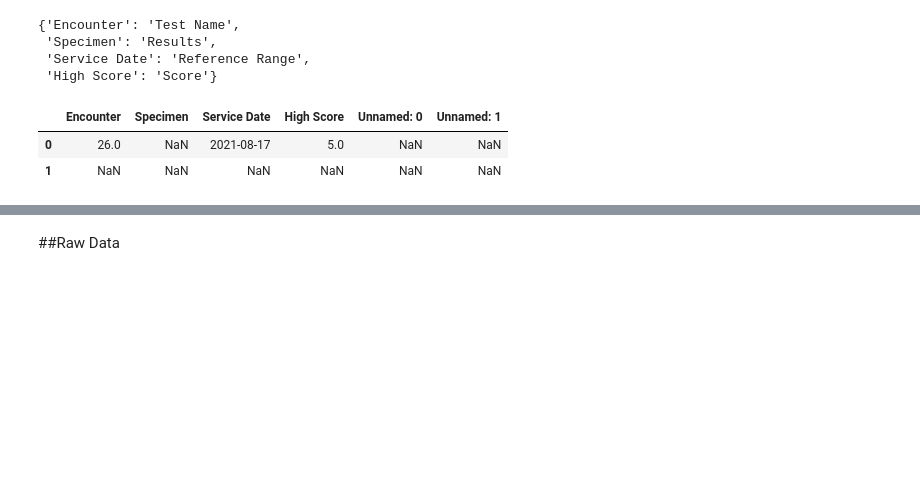
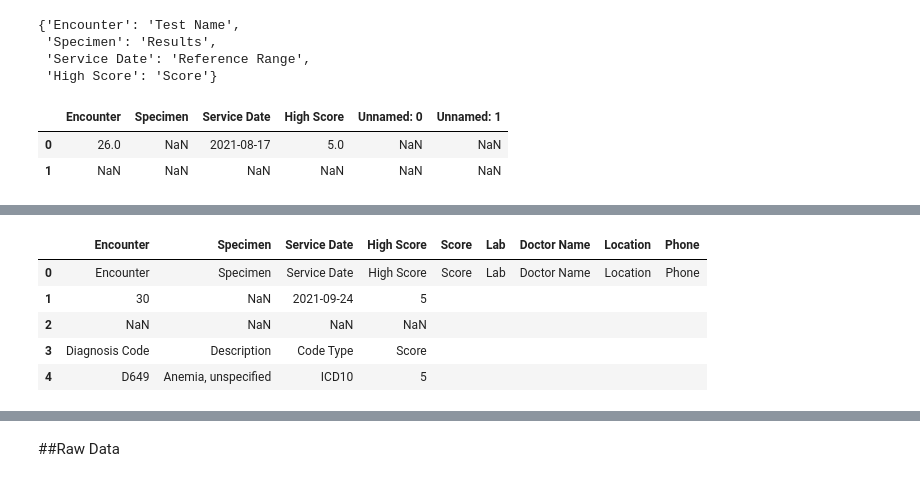
Before and after one commit to rahiakela/data-science-research-and-practice, a Jupyter notebook: data-extraction-works/01-tabulapy.ipynb, the cells around one changed output, grey strips where cells are left out. Cells and saved outputs as stored; diff of their text form; code cells hidden in the pictures; blank space fills up the shorter version.

```diff
--- a/data-extraction-works/01-tabulapy.ipynb
+++ b/data-extraction-works/01-tabulapy.ipynb
@@ -95,3 +125,34 @@ def update_df_columns(df):
+# %%
+def add_column_header(df, previous_column):
+  col_list = ["Encounter", "Specimen", "Service Date", "High Score", "Score", "Lab", "Doctor Name", "Location", "Phone"]
+
+  curr_rename_dict = {}
+  curr_new_dict = {}
+
+  curr_columns_values = list(df.columns)
+
+  if previous_column == "Encounter":
+    curr_columns_values.insert(1, "")
+
+  for idx, col_name in enumerate(curr_columns_values):
+    print(idx)
+    if idx == 1:
+      curr_rename_dict["Specimen"] = ""
+    else:
+      curr_rename_dict[col_name] = col_list[idx]
+
+  for idx, col_name in enumerate(curr_columns_values):
+    curr_new_dict[col_list[idx]] = col_name
+
+  if previous_column == "Encounter":
+    # renaming the columns
+    df.rename(columns=curr_rename_dict, inplace = True)
+
+  # adding a new row
+  new_row_df = pd.DataFrame(curr_new_dict, index =[0])
+  # Concatenate new_row with df
+  updated_df = pd.concat([new_row_df, df[:]]).reset_index(drop = True)
+  return updated_df
 # %%
 # drop unwanted columns
 data_df = drop_unwanted_columns(dfs[13])
@@ -177,6 +238,7 @@ data_df = drop_unwanted_columns(dfs[11])
 # %%
 def create_data_df(dfs):
   data_df = pd.DataFrame()
+  previous_column = ""
   for idx in range(len(dfs)):
     # Step-1: drop unwanted columns
     raw_df = drop_unwanted_columns(dfs[idx])
@@ -184,20 +246,19 @@ def create_data_df(dfs):
     # Step-1: skip loop if columns does not exists
     if len(raw_df.columns) == 0:
       continue
-      if raw_df.columns[0] == "Condition":
-        continue
 
     # Step-2: if it is "Test Name", "Diagnosis Code", "Doctor Specialty" and "Lab" table
-    if raw_df.columns[0] in ["Encounter", "Test Name", "Diagnosis Code", "Doctor Specialty", "Lab"]:
+    if raw_df.columns[0] not in ["Response Status", "Condition"]:
       # Step-3: if it is first "Encounter" table
-      if len(data_df) != 9:
+      if len(data_df) != 9 and raw_df.columns[0] == "Encounter":
         cols_list = ["Score", "Lab", "Doctor Name", "Location", "Phone"]
         for col_name in cols_list:
           raw_df[col_name] = ""
 
       # Step-4: handle table that dont have column header
-      if raw_df.columns[0] not in ["Encounter", "Test Name", "Diagnosis Code", "Doctor Specialty", "Lab"]:
-        pass
+      if raw_df.columns[0] not in ["Encounter", "Test Name", "Diagnosis Code", "Doctor Specialty", "Lab", "21", "0"]:
+        previous_column = raw_df.columns[0]
+        add_column_header(raw_df, previous_column)
 
       # Step-5: otherwise, assign column value to "Encounter" table's column based on index position
       updated_df = update_df_columns(raw_df)  # rename and add new column to df
@@ -212,0 +274,9 @@ len(data_df)
+# %%
+data_df.head()
+# %% [output]
+|  | Encounter | Specimen | Service Date | High Score | Score | Lab | Doctor Name | Location | Phone |
+| 0 | Encounter | Specimen | Service Date | High Score | Score | Lab | Doctor Name | Location | Phone |
+| 1 | 30 | NaN | 2021-09-24 | 5 |  |  |  |  |  |
+| 2 | NaN | NaN | NaN | NaN |  |  |  |  |  |
+| 3 | Diagnosis Code | Description | Code Type | Score |  |  |  |  |  |
+| 4 | D649 | Anemia, unspecified | ICD10 | 5 |  |  |  |  |  |
```
Also changed, not shown: parts of 9 cells of this notebook.
